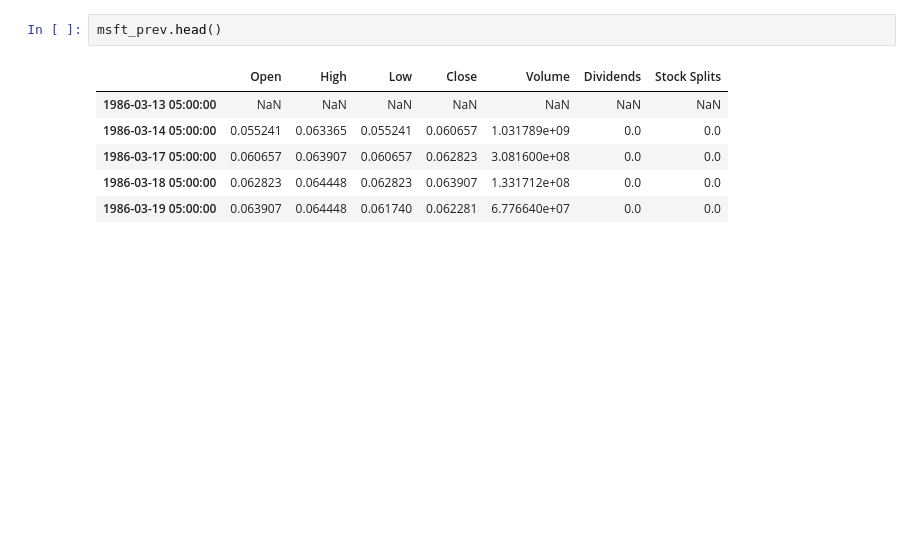
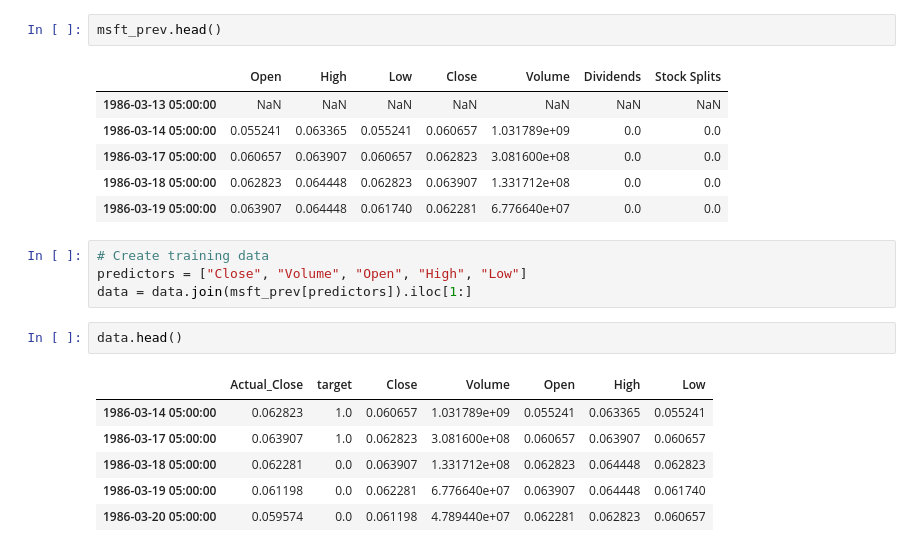
Before and after one commit to steffano0/stock-price-prediction, a Jupyter notebook: ProjectNotebook.ipynb, the cells around one changed output. Cells and saved outputs as stored; diff of their text form; blank space fills up the shorter version.

Commit message:
Create the training data

```diff
--- a/ProjectNotebook.ipynb
+++ b/ProjectNotebook.ipynb
@@ -60,3 +60,16 @@ msft_prev.head()
 | 1986-03-17 05:00:00 | 0.060657 | 0.063907 | 0.060657 | 0.062823 | 3.081600e+08 | 0.0 | 0.0 |
 | 1986-03-18 05:00:00 | 0.062823 | 0.064448 | 0.062823 | 0.063907 | 1.331712e+08 | 0.0 | 0.0 |
 | 1986-03-19 05:00:00 | 0.063907 | 0.064448 | 0.061740 | 0.062281 | 6.776640e+07 | 0.0 | 0.0 |
+# %%
+# Create training data
+predictors = ["Close", "Volume", "Open", "High", "Low"]
+data = data.join(msft_prev[predictors]).iloc[1:]
+# %%
+data.head()
+# %% [output]
+|  | Actual_Close | target | Close | Volume | Open | High | Low |
+| 1986-03-14 05:00:00 | 0.062823 | 1.0 | 0.060657 | 1.031789e+09 | 0.055241 | 0.063365 | 0.055241 |
+| 1986-03-17 05:00:00 | 0.063907 | 1.0 | 0.062823 | 3.081600e+08 | 0.060657 | 0.063907 | 0.060657 |
+| 1986-03-18 05:00:00 | 0.062281 | 0.0 | 0.063907 | 1.331712e+08 | 0.062823 | 0.064448 | 0.062823 |
+| 1986-03-19 05:00:00 | 0.061198 | 0.0 | 0.062281 | 6.776640e+07 | 0.063907 | 0.064448 | 0.061740 |
+| 1986-03-20 05:00:00 | 0.059574 | 0.0 | 0.061198 | 4.789440e+07 | 0.062281 | 0.062823 | 0.060657 |
```
